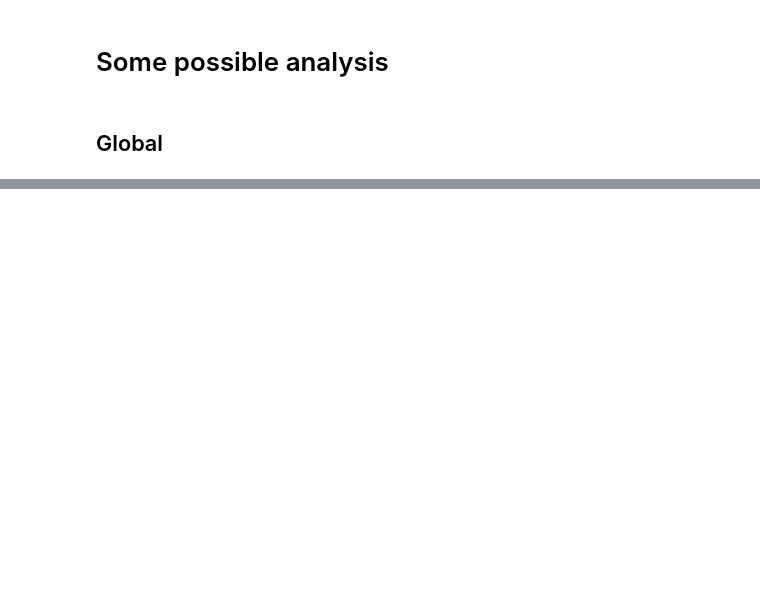
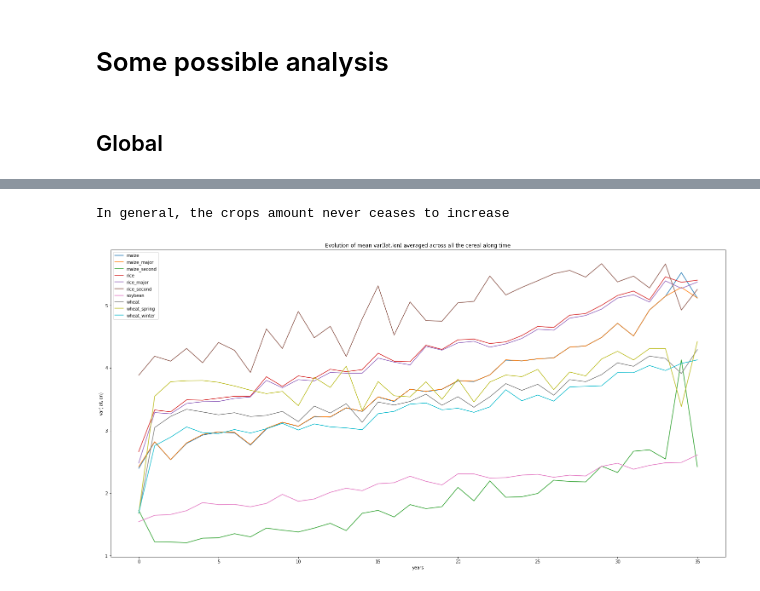
Before and after one commit to pprablanc/crops-cereal-analysis, a Jupyter notebook: analyses.ipynb, the cells around one changed output, grey strips where cells are left out. Cells and saved outputs as stored; diff of their text form; code cells hidden in the pictures; blank space fills up the shorter version.

```diff
--- a/analyses.ipynb
+++ b/analyses.ipynb
@@ -141,3 +143,26 @@ In general, the crops amount never ceases to increase
+# %%
+# get evolution of mean var(lat,lon) for each cereal type along time axis
+
+df_by_time = df.groupby(['cereal'])
+cereal_type_trend = df_by_time.apply(
+    lambda grp: [row['var'][:].mean() for row in grp['nc']]
+)
+
+fig = plt.figure(figsize=(20,10))
+ax = fig.add_axes([0,0,1,1])
+legend = []
+for cereal_name, cereal_list in cereal_type_trend.items():
+    plt.plot(cereal_list)
+    legend.append(cereal_name)
+ax.legend(legend)
+ax.set_xlabel('years')
+ax.set_ylabel('var(lat,lon)')
+ax.set_title('Evolution of mean var(lat,lon) averaged across all the cereal along time')
+
+print('In general, the crops amount never ceases to increase')
+# %% [output]
+In general, the crops amount never ceases to increase
+[figure, added]
 # %%
 # get evolution of mean var(lat,lon) averaged across all years for each cereal type
 
```
Also changed, not shown: parts of 5 cells of this notebook.
